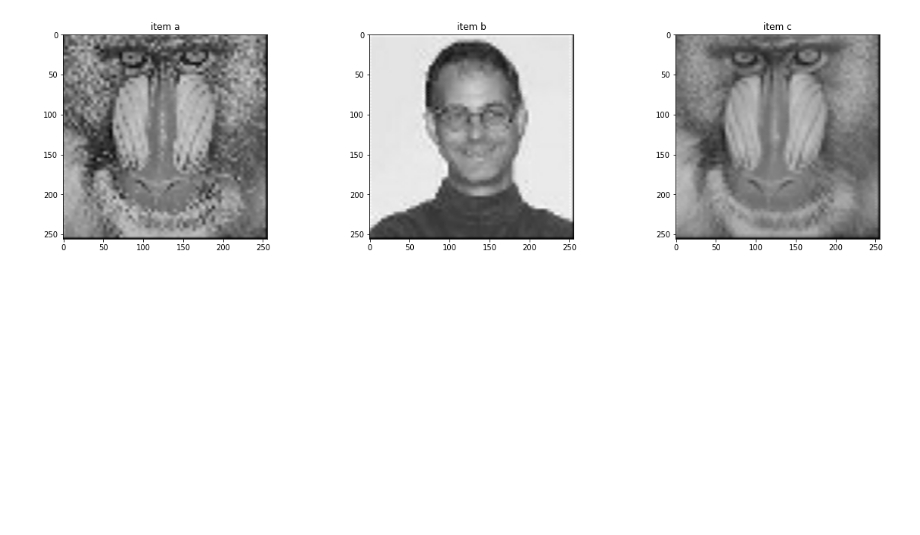
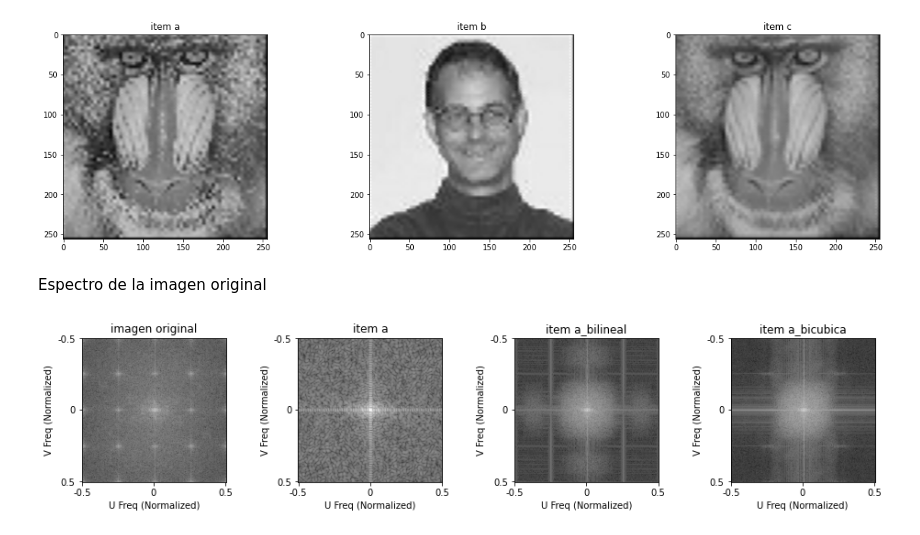
Before and after one commit to LuFernandez/imagaynes, a Jupyter notebook: guia1_imagenes.ipynb, the cells around one changed output. Drawn from its saved outputs; the diff is of its cells as text; code cells hidden in the pictures; blank space fills up the shorter version.

Commit message:
Grafica espectro

```diff
--- a/guia1_imagenes.ipynb
+++ b/guia1_imagenes.ipynb
@@ -215,9 +215,9 @@ def InterpolateImg(original_img, interp_func):
 # %% [markdown]
 Interpolacion bilineal
 # %%
-item_a_resized = InterpolateImg(item_a,"Bilineal")
-item_b_resized = InterpolateImg(item_b,"Bilineal")
-item_c_resized = InterpolateImg(item_c,"Bilineal")
+item_a_resized_lineal = InterpolateImg(item_a,"Bilineal")
+item_b_resized_lineal = InterpolateImg(item_b,"Bilineal")
+item_c_resized_lineal = InterpolateImg(item_c,"Bilineal")
 # %%
 fig = plt.figure(figsize=(15,15))
 plt.subplots_adjust(top = 1, bottom = 0, right = 1, left = 0, hspace = 0, wspace = 0.5)
@@ -238,9 +238,9 @@ plt.imshow(item_c_resized)
 # %% [markdown]
 Interpolacion bicubica
 # %%
-item_a_resized = InterpolateImg(item_a,"Bicubic")
-item_b_resized = InterpolateImg(item_b,"Bicubic")
-item_c_resized = InterpolateImg(item_c,"Bicubic")
+item_a_resized_bicubic = InterpolateImg(item_a,"Bicubic")
+item_b_resized_bicubic = InterpolateImg(item_b,"Bicubic")
+item_c_resized_bicubic = InterpolateImg(item_c,"Bicubic")
 # %%
 fig = plt.figure(figsize=(15,15))
 plt.subplots_adjust(top = 1, bottom = 0, right = 1, left = 0, hspace = 0, wspace = 0.5)
@@ -259,3 +259,68 @@ plt.imshow(item_c_resized)
 Clipping input data to the valid range for imshow with RGB data ([0..1] for floats or [0..255] for integers).
 <matplotlib.image.AxesImage at 0x...>
 [figure]
+# %% [markdown]
+Espectro de la imagen original
+# %%
+
+#Espectro imagen original
+img_spectrum = np.fft.fft2(img[:,:,0])
+mag_dB = 20*np.log10(abs(img_spectrum))
+mag_dB_shifted = np.fft.fftshift(mag_dB)
+#Espectro imagen reducida item a
+item_a_spectrum = np.fft.fft2(item_a[:,:,0],s=[256,256])
+item_a_mag_dB = np.log10(np.ones(len(item_a_spectrum))+abs(item_a_spectrum ))
+item_a_mag_dB_shifted = np.fft.fftshift(item_a_mag_dB)
+#Espectro bilineal del item a
+item_a_lineal_spectrum = np.fft.fft2(item_a_resized_lineal[:,:,0])
+item_a_lineal_mag_dB = np.log10(np.ones(len(item_a_lineal_spectrum))+abs(item_a_lineal_spectrum ))
+item_a_lineal_mag_dB_shifted = np.fft.fftshift(item_a_lineal_mag_dB)
+#Espectro bicubica del item a
+item_a_bicubic_spectrum = np.fft.fft2(item_a_resized_bicubic[:,:,0])
+item_a_bicubic_mag_dB = np.log10(np.ones(len(item_a_bicubic_spectrum))+abs(item_a_bicubic_spectrum ))
+item_a_bicubic_mag_dB_shifted = np.fft.fftshift(item_a_bicubic_mag_dB)
+
+############################################
+#                 GRAFICAS                 #
+############################################
+#concatenation = np.concatenate((mag_dB_shifted,item_a_mag_dB_shifted,item_a_lineal_mag_dB_shifted), axis=1)
+
+#Original
+plt.figure(figsize=(12,12))
+plt.subplots_adjust(top = 1, bottom = 0, right = 1, left = 0, hspace = 0, wspace = 0.5)
+
+plt.subplot(141)
+plt.imshow(mag_dB_shifted, cmap="gray")
+plt.title("imagen original")
+plt.xticks([0,127,255],[-0.5,0,0.5])
+plt.yticks([0,127,255],[-0.5,0,0.5])
+plt.xlabel("U Freq (Normalized)")
+plt.ylabel("V Freq (Normalized)")
+#Item a
+plt.subplot(142)
+plt.imshow(item_a_mag_dB_shifted, cmap="gray")
+plt.title("item a")
+plt.xticks([0,127,255],[-0.5,0,0.5])
+plt.yticks([0,127,255],[-0.5,0,0.5])
+plt.xlabel("U Freq (Normalized)")
+plt.ylabel("V Freq (Normalized)")
+#Item a bilineal
+plt.subplot(143)
+plt.imshow(item_a_lineal_mag_dB_shifted, cmap="gray")
+plt.title("item a_bilineal")
+plt.xlabel("U Freq (Normalized)")
+plt.ylabel("V Freq (Normalized)")
+plt.xticks([0,127,255],[-0.5,0,0.5])
+plt.yticks([0,127,255],[-0.5,0,0.5])
+#Item a bicubica
+plt.subplot(144)
+plt.imshow(item_a_bicubic_mag_dB_shifted, cmap="gray")
+plt.title("item a_bicubica")
+plt.xlabel("U Freq (Normalized)")
+plt.ylabel("V Freq (Normalized)")
+plt.xticks([0,127,255],[-0.5,0,0.5])
+plt.yticks([0,127,255],[-0.5,0,0.5])
+
+plt.show()
+# %% [output]
+[figure, added]
```
Also changed, not shown: parts of 2 cells of this notebook.
